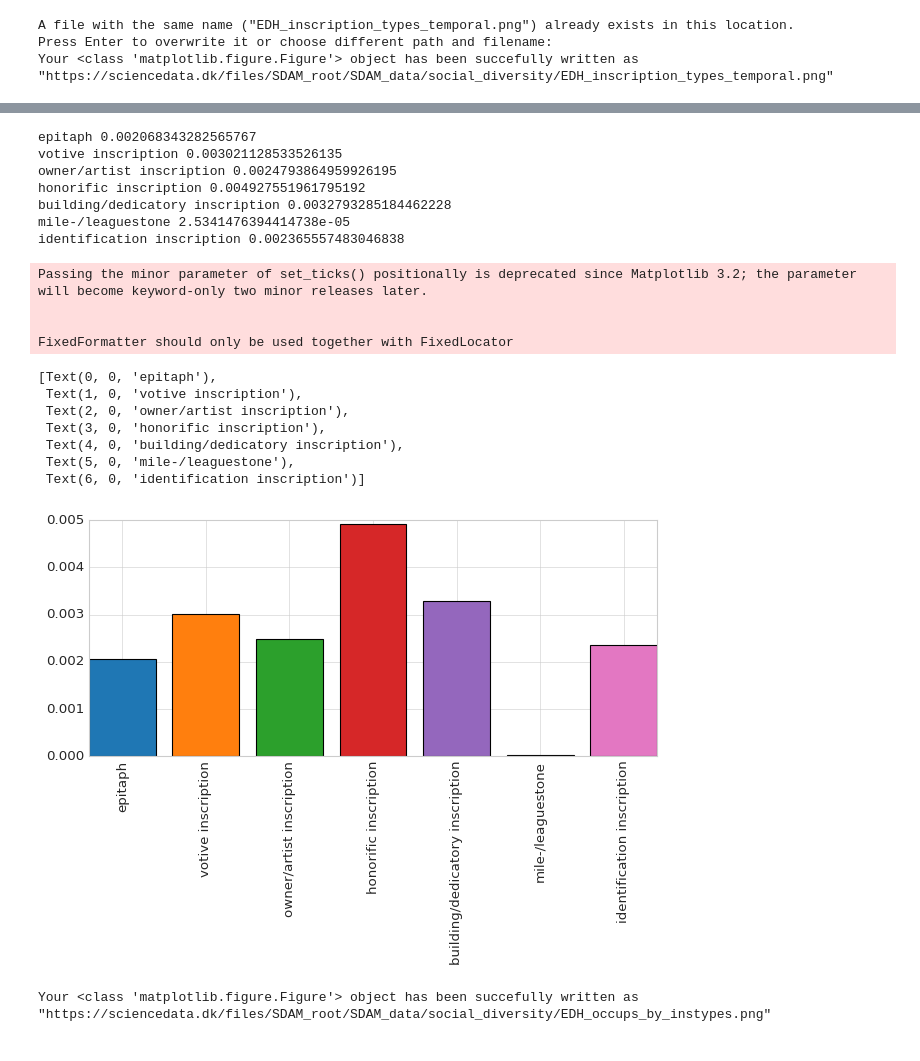
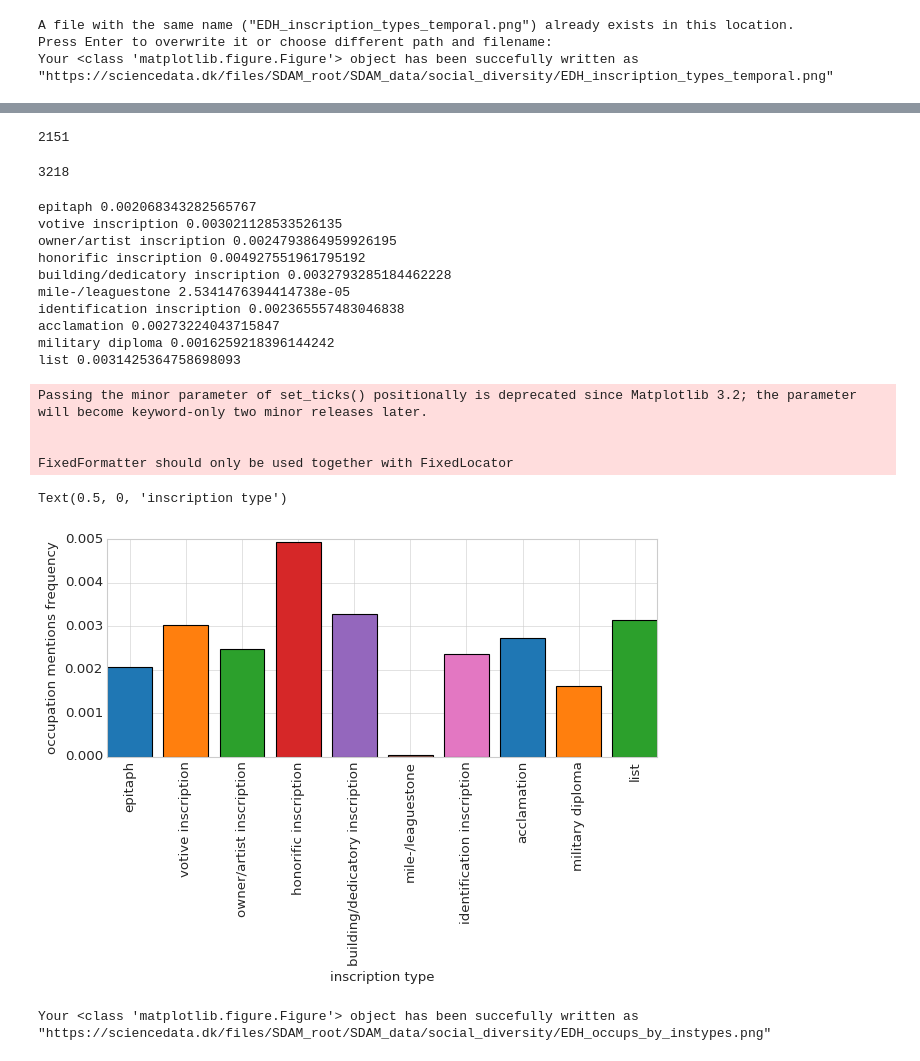
Before and after one commit to sdam-au/LI_ETL, a Jupyter notebook: scripts/1_5_py_WORDS&OCCUPATIONS_TEMPORAL.ipynb, the cells around one changed output, grey strips where cells are left out. Drawn from its saved outputs; the diff is of its cells as text; code cells hidden in the pictures.

```diff
--- a/scripts/1_5_py_WORDS&OCCUPATIONS_TEMPORAL.ipynb
+++ b/scripts/1_5_py_WORDS&OCCUPATIONS_TEMPORAL.ipynb
@@ -118,7 +138,7 @@ simulations_by_type_len
 # %%
 simulations_by_type = []
 
-for ins_type_tup in simulations_by_type_len[:7]:
+for ins_type_tup in simulations_by_type_len[:10]:
     subset_df = EDH[EDH["type_of_inscription_clean"]==ins_type_tup[0]]
     simulations = timeblocks_from_randoms(subset_df, "random_dates", [-200, 600, 100])
     ins_type_N =len(subset_df)
@@ -130,7 +150,7 @@ simulations_by_type = sorted(simulations_by_type, key=lambda x: x[1], reverse=Tr
 from matplotlib.patches import Patch
 # %%
 tab_colors_list = list(mcolors.TABLEAU_COLORS.keys())
-plt.style.use("seaborn-whitegrid")
+plt.style.use("default") #seaborn-whitegrid")
 
 fig, ax  = plt.subplots(figsize=(10, 6), tight_layout=True)
 
@@ -206,9 +226,11 @@ def unique_ngrams_weighted(timeblock_df, column="clean_text_interpretive_word"):
     charcount = timeblock_df[column].astype(str).apply(lambda x: len(x)).sum()
     return len(all_ngrams_unique) / charcount
 # %%
-for ins_type_tup in simulations_by_type_len[:7]:
+N = 0
+for ins_type_tup in simulations_by_type_len:
     subset_df = EDH[EDH["type_of_inscription_clean"]==ins_type_tup[0]]
     print(ins_type_tup[0], subset_df["occups_N"].sum())
+    N += subset_df["occups_N"].sum()
     #subset_df = EDH[EDH["type_of_inscription_clean"]==ins_type_tup[0]]
 # %% [output]
 epitaph 729
@@ -221,7 +253,15 @@ identification inscription 15
+# %%
+N
+# %% [output]
+2151
+# %%
+EDH["occups_N"].sum()
+# %% [output]
+3218
 # %%
 types, frequencies = [], []
 
-for ins_type_tup in simulations_by_type_len[:7]:
+for ins_type_tup in simulations_by_type_len[:10]:
     subset_df = EDH[EDH["type_of_inscription_clean"]==ins_type_tup[0]]
     subset_wordcount = wordcount(subset_df).sum()
     types.append(ins_type_tup[0])
@@ -236,26 +276,25 @@ honorific inscription 0.004927551961795192
 building/dedicatory inscription 0.0032793285184462228
 mile-/leaguestone 2.5341476394414738e-05
 identification inscription 0.002365557483046838
+acclamation 0.00273224043715847
+military diploma 0.0016259218396144242
+list 0.0031425364758698093
 # %%
 fig, ax  = plt.subplots(figsize=(8, 6), tight_layout=True)
 
 ax.bar(types, frequencies, color=tab_colors_list[:len(simulations_by_type)])
 y_pos = range(len(types))
 ax.set_xticks(y_pos, types)
 ax.set_xticklabels(labels = types, rotation="vertical")
+ax.set_ylabel("occupation mentions frequency")
+ax.set_xlabel("inscription type")
 # %% [output]
 Passing the minor parameter of set_ticks() positionally is deprecated since Matplotlib 3.2; the parameter will become keyword-only two minor releases later.
 
 
 FixedFormatter should only be used together with FixedLocator
-[Text(0, 0, 'epitaph'),
- Text(1, 0, 'votive inscription'),
- Text(2, 0, 'owner/artist inscription'),
- Text(3, 0, 'honorific inscription'),
- Text(4, 0, 'building/dedicatory inscription'),
- Text(5, 0, 'mile-/leaguestone'),
- Text(6, 0, 'identification inscription')]
+Text(0.5, 0, 'inscription type')
-[figure, old version]
+[figure, new version]
 # %%
 sddk.write_file("SDAM_data/social_diversity/EDH_occups_by_instypes.png", fig, conf)
 # %% [output]
```
Also changed, not shown: parts of 3 cells of this notebook, 1 other file.
